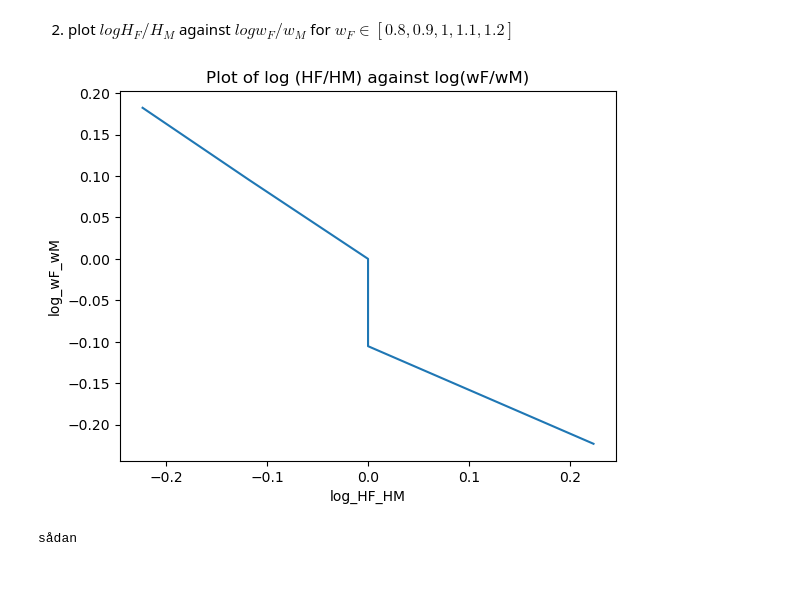
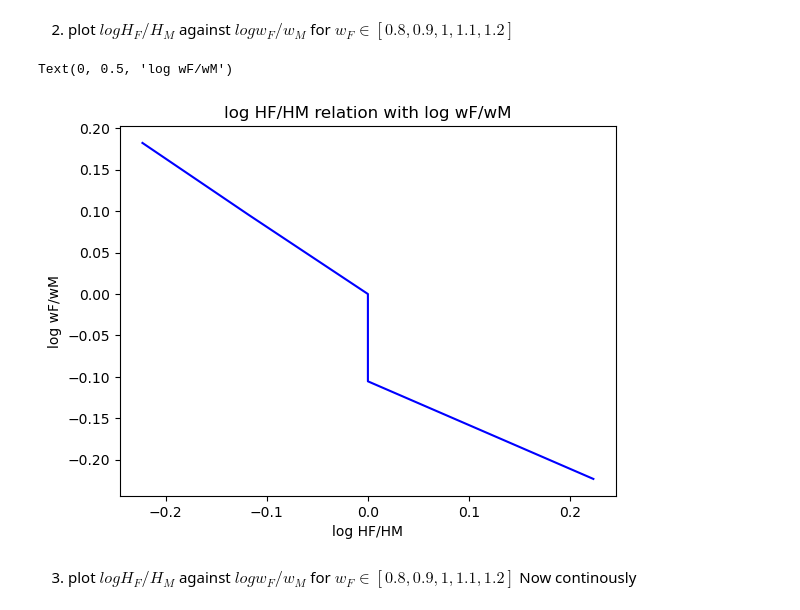
Before and after one commit to NumEconCopenhagen/projects-2023-julius-oskar, a Jupyter notebook: inauguralproject/Inaugural-Project.ipynb, the cells around one changed output. Saved outputs shown, nothing was run; the diff lists cells and outputs as text; code cells hidden in the pictures; blank space fills up the shorter version.

```diff
--- a/inauguralproject/Inaugural-Project.ipynb
+++ b/inauguralproject/Inaugural-Project.ipynb
@@ -76,40 +76,36 @@ plt.show()
 # %% [markdown]
 2. plot $log H_F/H_M$ against $log w_F/w_M$ for $w_F \in [0.8, 0.9, 1, 1.1, 1.2]$
 # %%
+# Using the same loop method as in problem 1 we now loop for wF values
+
 model = HouseholdSpecializationModelClass()
 
 # Creating empty lists for values
 
 log_wF_wM = []
 log_HF_HM = []
 wf_values = model.par.wF_vec
 
 for wF in wFs:
     model = HouseholdSpecializationModelClass()
     model.par.wF = wF
     opt = model.solve_discrete()
     log_wF_wM.append(np.log(model.par.wF/model.par.wM))
     log_HF_HM.append(np.log(opt.HF/opt.HM))
 
 # a. create the figure
 fig = plt.figure()
 
 # b. plot
 ax = fig.add_subplot(1,1,1)
 
-ax.plot(log_HF_HM,log_wF_wM)
+ax.plot(log_HF_HM,log_wF_wM, c="b")
 
-ax.set_title('log (HF/HM) against log(wF/wM)')
-ax.set_xlabel('log_HF_HM')
-ax.set_ylabel('log_wF_wM')
+ax.set_title('log HF/HM relation with log wF/wM')
+ax.set_xlabel('log HF/HM')
+ax.set_ylabel('log wF/wM')
 # %% [output]
+Text(0, 0.5, 'log wF/wM')
-[figure, old version]
+[figure, new version]
-# %%
-a = 0.5
-
-if a < 0.5:
-    print("hvad så der mand")
-else:
-    print("sådan")
-# %% [output]
-sådan
+# %% [markdown]
+3. plot $log H_F/H_M$ against $log w_F/w_M$ for $w_F \in [0.8, 0.9, 1, 1.1, 1.2]$ Now continously
```
Also changed, not shown: parts of 1 cell of this notebook, 1 other file.
